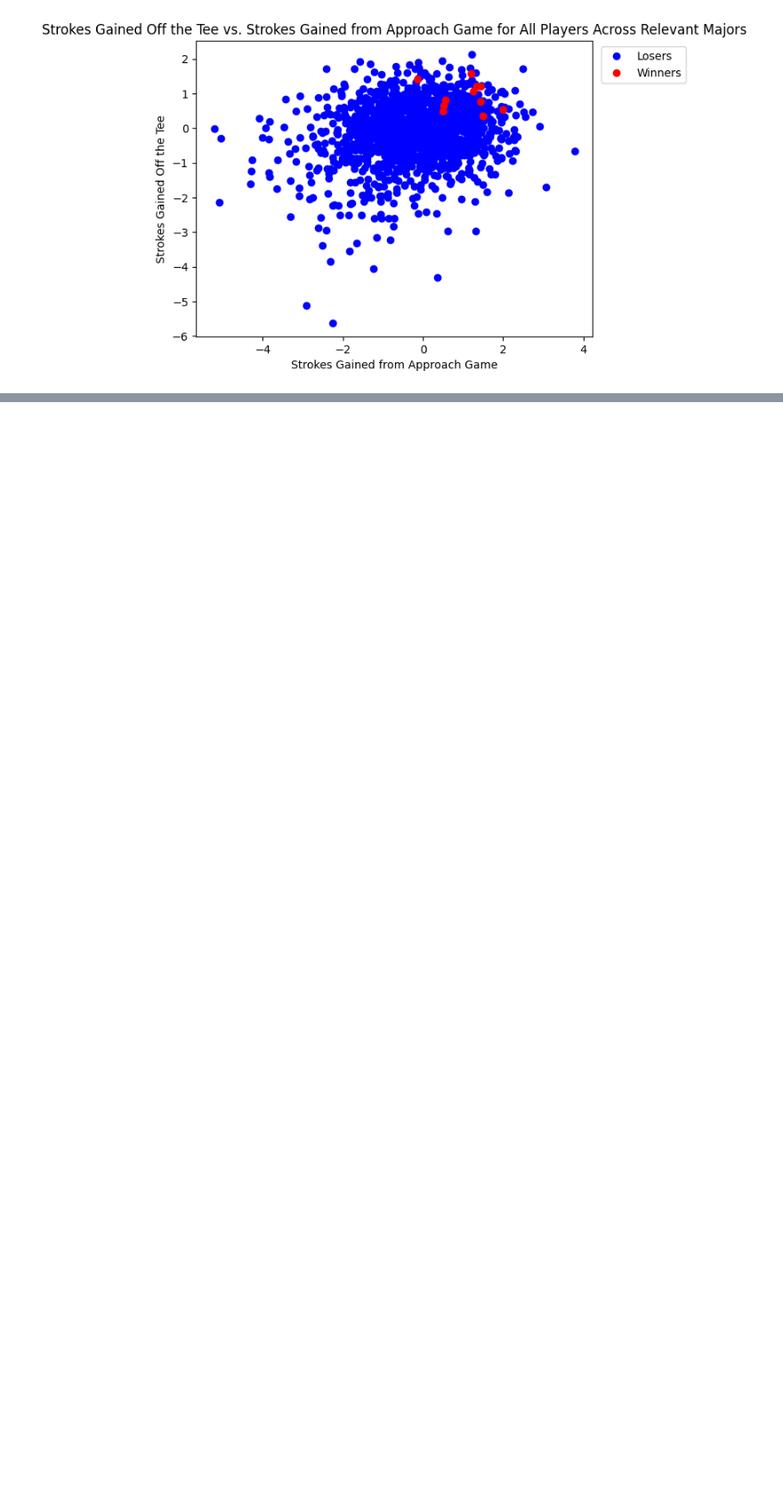
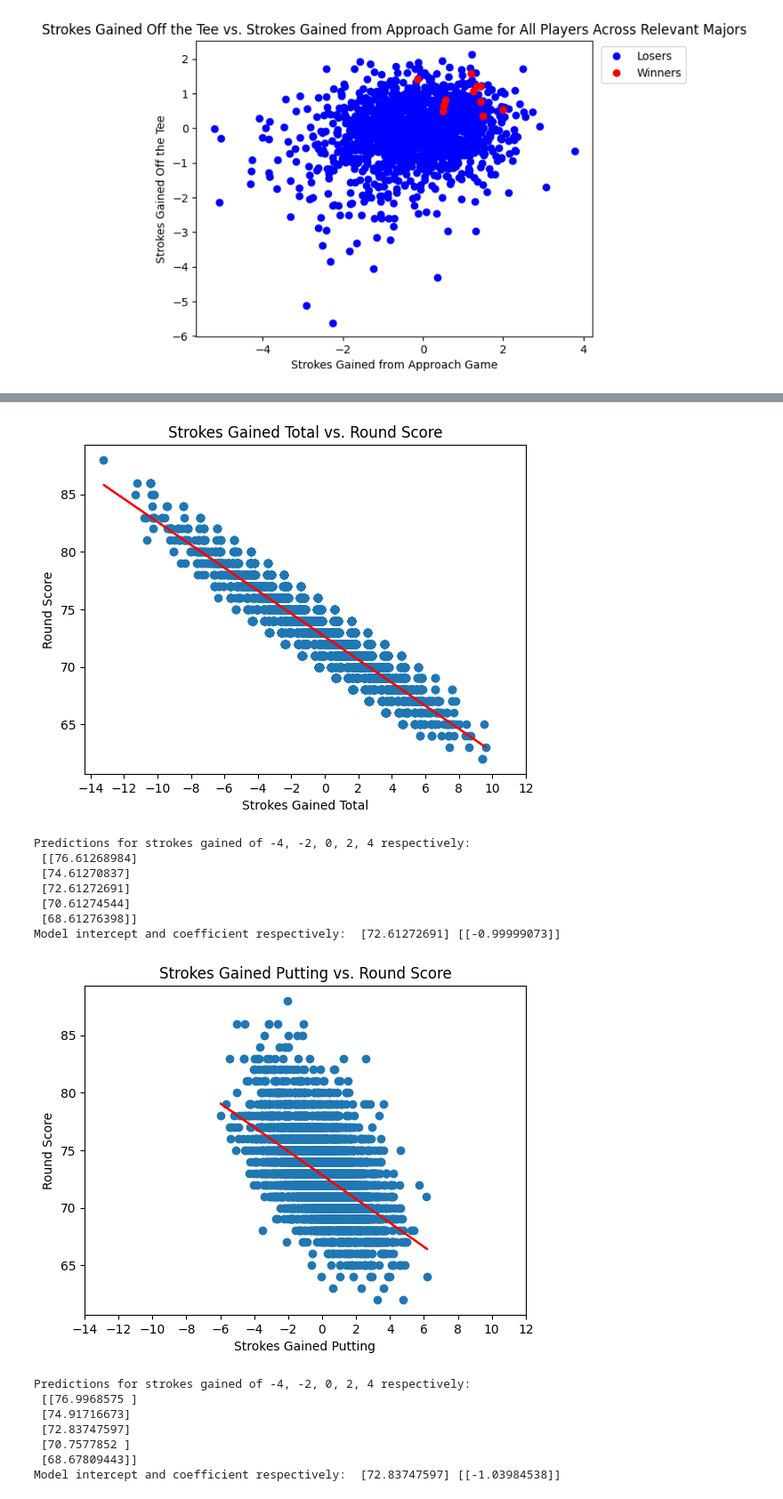
Before and after one commit to bendobbins/bendobbins.github.io, a Jupyter notebook: tutorial.ipynb, the cells around one changed output, grey strips where cells are left out. Shown at 89% size. Cells and saved outputs as stored; diff of their text form; code cells hidden in the pictures; blank space fills up the shorter version.

```diff
--- a/tutorial.ipynb
+++ b/tutorial.ipynb
@@ -233,0 +284,48 @@ for category in categories:
+# %%
+model = lm.LinearRegression()
+model.fit(data[['sg_total']].values, data[['round_score']].values)
+
+plt.plot(data[['sg_total']], data[['round_score']], 'o')
+plt.plot(data[['sg_total']], model.predict(data[['sg_total']].values), color='red')
+plt.xticks(np.arange(-14, 14, 2))
+plt.xlabel('Strokes Gained Total')
+plt.ylabel('Round Score')
+plt.title('Strokes Gained Total vs. Round Score')
+plt.show()
+
+print("Predictions for strokes gained of -4, -2, 0, 2, 4 respectively: \n", model.predict([[-4], [-2], [0], [2], [4]]))
+print("Model intercept and coefficient respectively: ", model.intercept_, model.coef_)
+
+
+putt_score = data[['sg_putt', 'round_score']]
+putt_score = putt_score.dropna()
+putt_score
+model.fit(putt_score[['sg_putt']].values, putt_score[['round_score']].values)
+
+plt.plot(putt_score[['sg_putt']], putt_score[['round_score']], 'o')
+plt.plot(putt_score[['sg_putt']], model.predict(putt_score[['sg_putt']].values), color='red')
+plt.xticks(np.arange(-14, 14, 2))
+plt.xlabel('Strokes Gained Putting')
+plt.ylabel('Round Score')
+plt.title('Strokes Gained Putting vs. Round Score')
+plt.show()
+
+print("Predictions for strokes gained of -4, -2, 0, 2, 4 respectively: \n", model.predict([[-4], [-2], [0], [2], [4]]))
+print("Model intercept and coefficient respectively: ", model.intercept_, model.coef_)
+# %% [output]
+[figure, added]
+Predictions for strokes gained of -4, -2, 0, 2, 4 respectively:
+ [[76.61268984]
+ [74.61270837]
+ [72.61272691]
+ [70.61274544]
+ [68.61276398]]
+Model intercept and coefficient respectively:  [72.61272691] [[-0.99999073]]
+[figure, added]
+Predictions for strokes gained of -4, -2, 0, 2, 4 respectively:
+ [[76.9968575 ]
+ [74.91716673]
+ [72.83747597]
+ [70.7577852 ]
+ [68.67809443]]
+Model intercept and coefficient respectively:  [72.83747597] [[-1.03984538]]
```
Also changed, not shown: parts of 16 cells of this notebook.
